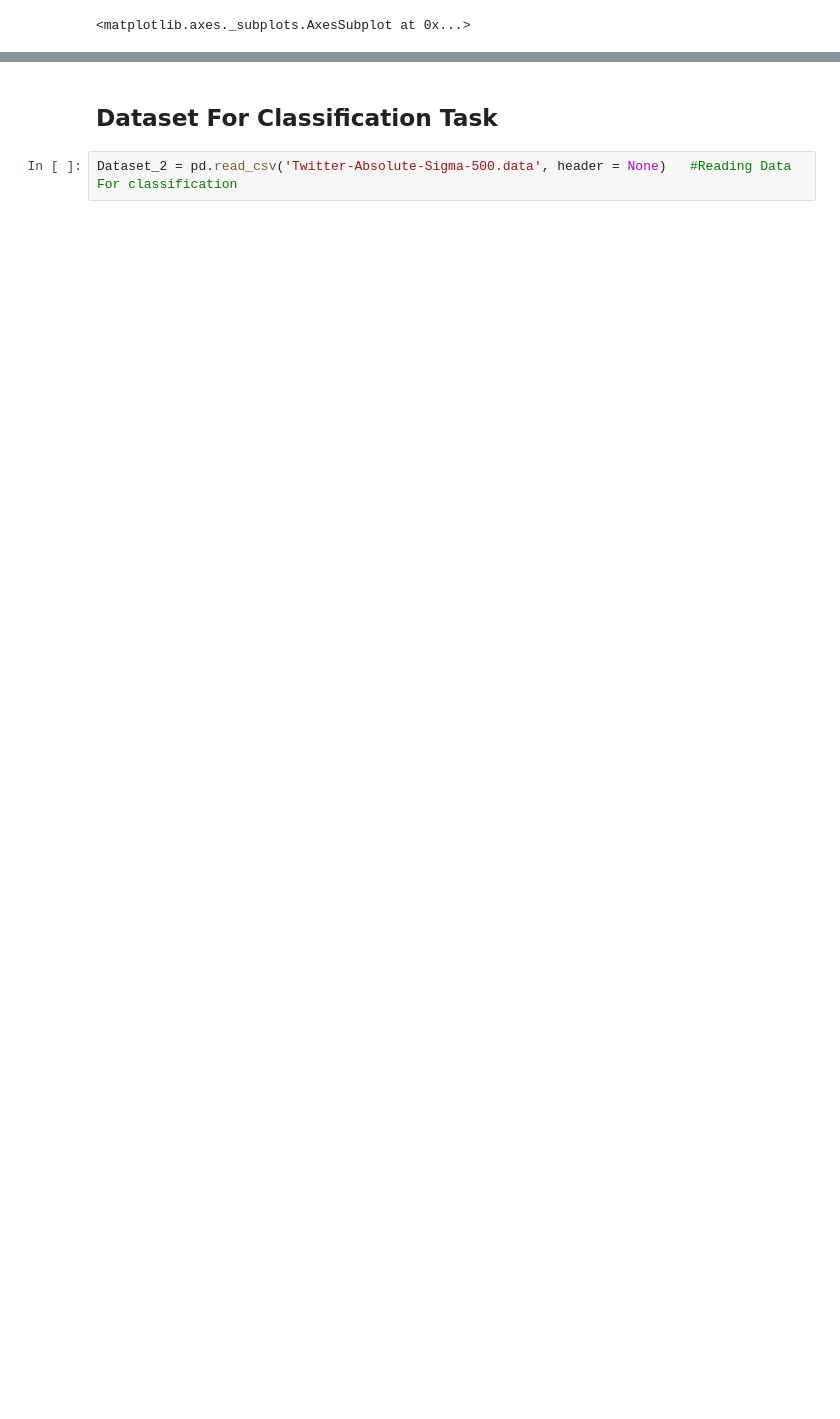
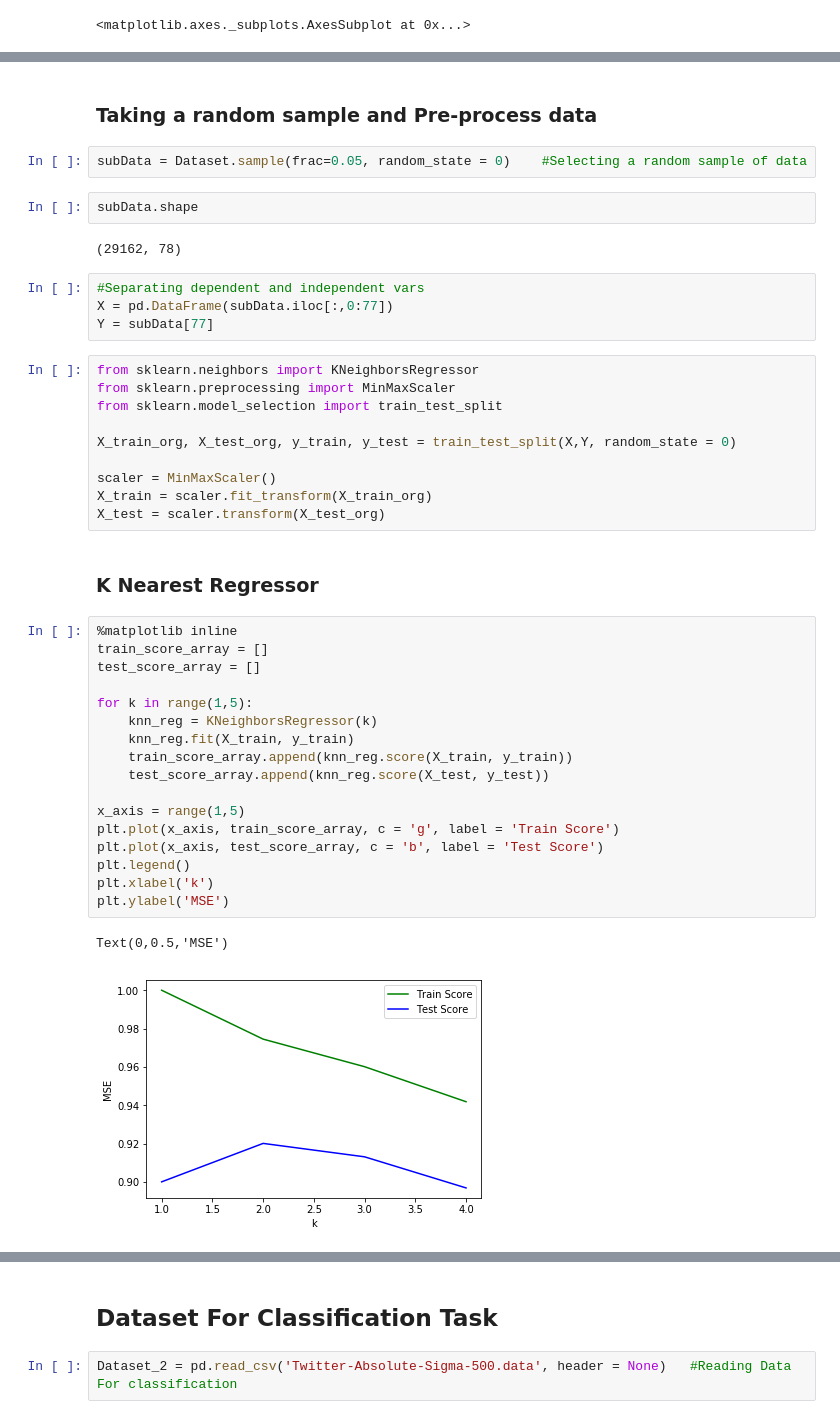
Before and after one commit to SurajMalpani/Twitter-Buzz-prediction, a Jupyter notebook: Project_2_Group_39.ipynb, the cells around one changed output, grey strips where cells are left out. Saved outputs shown, nothing was run; the diff lists cells and outputs as text; blank space fills up the shorter version.

Commit message:
Added some regression models
Added more initial analysis and added Linear, KNN, Polynomial regression

```diff
--- a/Project_2_Group_39.ipynb
+++ b/Project_2_Group_39.ipynb
@@ -141,0 +167,44 @@ for aline in file:
+# %% [markdown]
+### Taking a random sample and Pre-process data
+# %%
+subData = Dataset.sample(frac=0.05, random_state = 0)    #Selecting a random sample of data
+# %%
+subData.shape
+# %% [output]
+(29162, 78)
+# %%
+#Separating dependent and independent vars
+X = pd.DataFrame(subData.iloc[:,0:77])
+Y = subData[77]
+# %%
+from sklearn.neighbors import KNeighborsRegressor
+from sklearn.preprocessing import MinMaxScaler
+from sklearn.model_selection import train_test_split
+
+X_train_org, X_test_org, y_train, y_test = train_test_split(X,Y, random_state = 0)
+
+scaler = MinMaxScaler()
+X_train = scaler.fit_transform(X_train_org)
+X_test = scaler.transform(X_test_org)
+# %% [markdown]
+### K Nearest Regressor
+# %%
+%matplotlib inline
+train_score_array = []
+test_score_array = []
+
+for k in range(1,5):
+    knn_reg = KNeighborsRegressor(k)
+    knn_reg.fit(X_train, y_train)
+    train_score_array.append(knn_reg.score(X_train, y_train))
+    test_score_array.append(knn_reg.score(X_test, y_test))
+
+x_axis = range(1,5)
+plt.plot(x_axis, train_score_array, c = 'g', label = 'Train Score')
+plt.plot(x_axis, test_score_array, c = 'b', label = 'Test Score')
+plt.legend()
+plt.xlabel('k')
+plt.ylabel('MSE')
+# %% [output]
+Text(0,0.5,'MSE')
+[figure, added]
```
Also changed, not shown: parts of 18 cells of this notebook.
